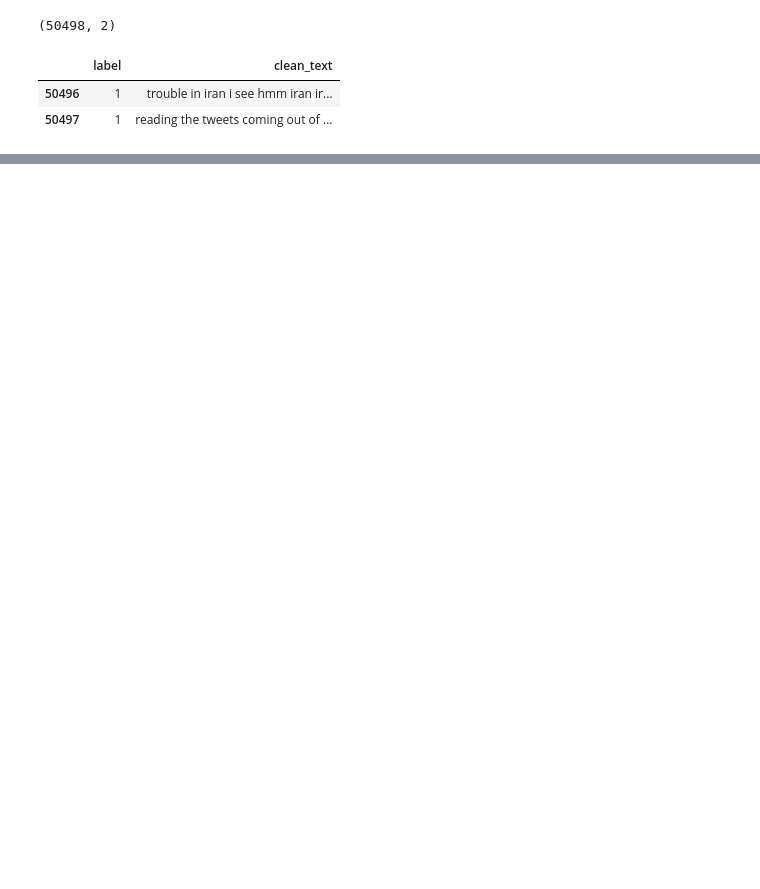
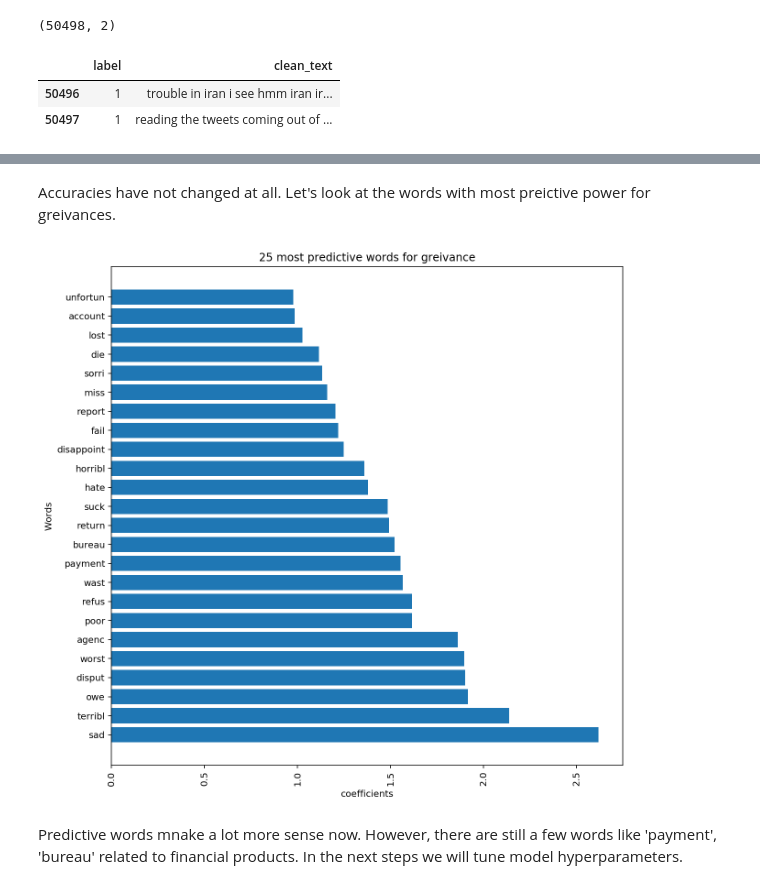
Before and after one commit to apandey86/capstone_community_problems, a Jupyter notebook: vectorization_fit_model.ipynb, the cells around one changed output, grey strips where cells are left out. Drawn from its saved outputs; the diff is of its cells as text; code cells hidden in the pictures; blank space fills up the shorter version.

```diff
--- a/vectorization_fit_model.ipynb
+++ b/vectorization_fit_model.ipynb
@@ -33,0 +279,3 @@ display(tweet_complaints_df.tail(2))
+# %%
+#Adding 'xx' to filter_ls
+filter_ls.append('xx')
@@ -33,0 +418,7 @@ display(tweet_complaints_df.tail(2))
+# %%
+# Fit a logistic regression model
+log_reg = LogisticRegression()
+log_reg.fit(X_train_transformed_df, y_train)
+#Accuracy
+print(f"The accuracy of unoptimized Log reg model on train set is: {round(log_reg.score(X_train_transformed_df,y_train),2)}")
+print(f"The accuracy of unoptimized Log reg model on train set is: {round(log_reg.score(X_test_transformed_df,y_test),2)}")
@@ -33,0 +435,22 @@ display(tweet_complaints_df.tail(2))
+# %% [markdown]
+Accuracies have not changed at all. Let's look at the words with most preictive power for greivances.
+# %%
+#Create a df for feature coefficients
+coef_df = pd.DataFrame(data = log_reg.coef_, columns = X_train_transformed_df.columns,
+                       index = ['coef'])
+
+#Top 25 words
+coef_df_top_25 = coef_df.sort_values(by ='coef', axis = 1, ascending = False).iloc[:,:24]
+
+#Visualize top 25 words
+plt.figure(figsize =(10,10))
+plt.barh(coef_df_top_25.loc['coef'].index, coef_df_top_25.loc['coef'].values)
+plt.xlabel("coefficients")
+plt.xticks(rotation = 90)
+plt.ylabel("Words")
+plt.title('25 most predictive words for greivance')
+plt.show()
+# %% [output]
+[figure, added]
+# %% [markdown]
+Predictive words mnake a lot more sense now. However, there are still a few words like 'payment', 'bureau' related to financial products. In the next steps we will tune model hyperparameters.
```
Also changed, not shown: parts of 44 cells of this notebook, 1 other file.
